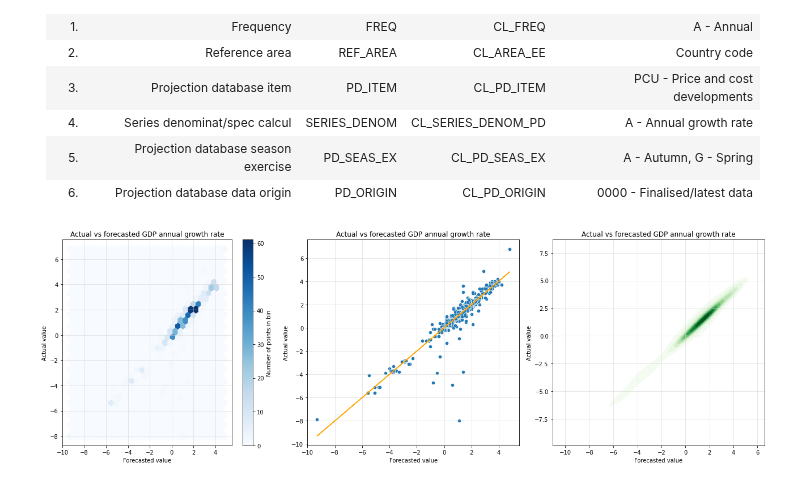
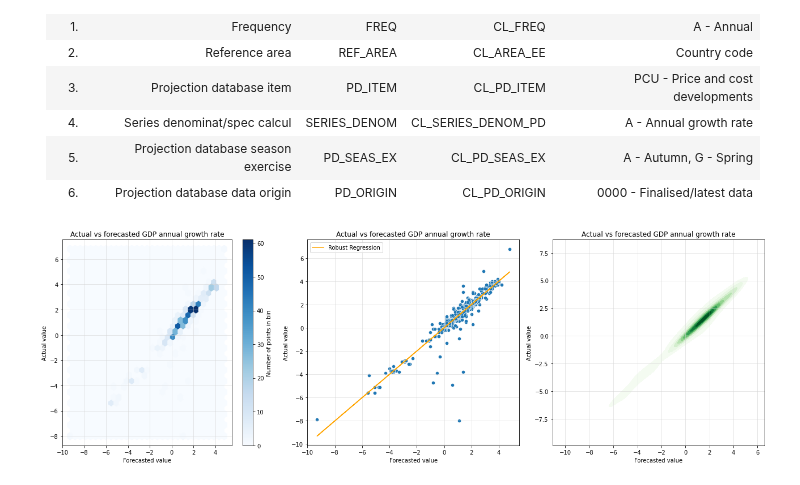
Before and after one commit to at621/snippets, a Jupyter notebook: ecb_gdp_backtest.ipynb, the cells around one changed output. Cells and saved outputs as stored; diff of their text form; code cells hidden in the pictures.

```diff
--- a/ecb_gdp_backtest.ipynb
+++ b/ecb_gdp_backtest.ipynb
@@ -98,32 +98,33 @@ fig, axs = plt.subplots(1, 3, figsize=(18, 6))
 # Hexbin plot
 axs[0].hexbin(x, y, gridsize=30, cmap='Blues')
 axs[0].set_title('Actual vs forecasted GDP annual growth rate')
 axs[0].set_xlabel('Forecasted value')
 axs[0].set_ylabel('Actual value')
 axs[0].grid(True, linestyle='-', linewidth=0.5, color='lightgray')
 fig.colorbar(axs[0].hexbin(x, y, gridsize=30, cmap='Blues'), ax=axs[0], label='Number of points in bin')
 
 # Scatter plot with Seaborn
 sns.scatterplot(x=x, y=y, ax=axs[1])
 axs[1].set_title('Actual vs forecasted GDP annual growth rate')
 axs[1].set_xlabel('Forecasted value')
 axs[1].set_ylabel('Actual value')
 axs[1].grid(True, linestyle='-', linewidth=0.5, color='lightgray')
 
 # Adding a robust regression line to the scatter plot
 X = sm.add_constant(x)  # Adding a constant term to the predictor
 model_robust = sm.RLM(y, X).fit()
 y_pred_robust = model_robust.predict(X)
-axs[1].plot(x, y_pred_robust, color='orange')
+axs[1].plot(x, y_pred_robust, color='orange', label='Robust regression')
+axs[1].legend()
 
 # Kernel Density Estimate (KDE) Plot
 sns.kdeplot(x=x, y=y, cmap='Greens', fill=True, ax=axs[2])
 axs[2].set_title('Actual vs forecasted GDP annual growth rate')
 axs[2].set_xlabel('Forecasted value')
 axs[2].set_ylabel('Actual value')
 axs[2].grid(True, linestyle='-', linewidth=0.5, color='lightgray')
 
 plt.tight_layout()
 plt.show()
 # %% [output]
-[figure, old version]
+[figure, new version]
```
